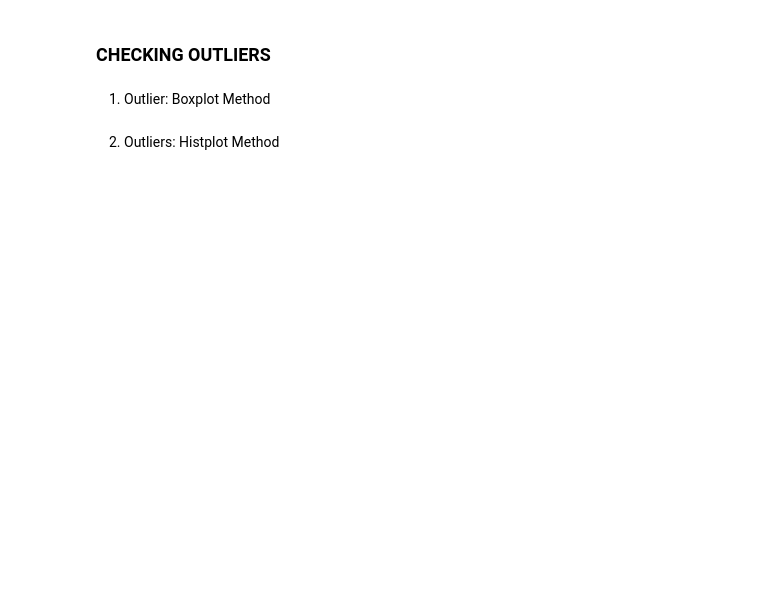
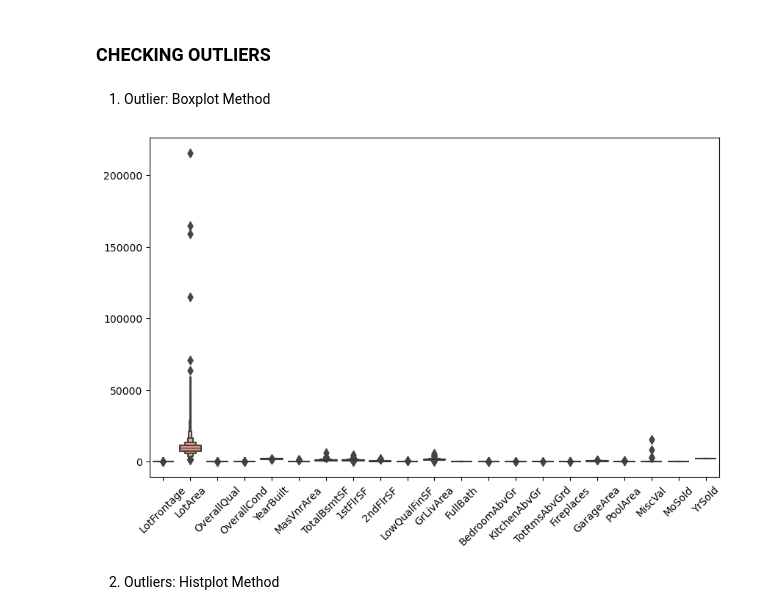
Before and after one commit to jparep/house-price-prediction, a Jupyter notebook: notebooks/house_price.ipynb, the cells around one changed output. Drawn from its saved outputs; the diff is of its cells as text; code cells hidden in the pictures; blank space fills up the shorter version.

```diff
--- a/notebooks/house_price.ipynb
+++ b/notebooks/house_price.ipynb
@@ -200,0 +201,10 @@ df_imputed[categorical_cols] = df_imputed[categorical_cols].astype('object')
+# %%
+# Construct feature names after one-hot encoding
+cat_feature_names = [f"{col}_{cat}" for col, cats in zip(cat_cols, cat_categories) for cat in cats]
+# %%
+# Combine numerical and categorical feature names
+feature_names = list(num_cols) + cat_feature_names
+# %%
+# Create a Dataframe with transformed features and feature names
+df_X_trans = pd.DataFrame(X_trans, columns=feature_names)
+df_X_trans
@@ -201,8 +225,2 @@ df_imputed[categorical_cols] = df_imputed[categorical_cols].astype('object')
 # %% [markdown]
 ### CHECKING OUTLIERS
-# %%
-# Separate into numerical and categorical variables
-num_cols = df.select_dtypes(include=['int64','float64']).columns
-cat_cols= df.select_dtypes(include=['object']).columns
-print(f'NUMERICAL VARIABLES: {num_cols}\n')
-print(f'CAT VARIABLES: {cat_cols}')
@@ -218,9 +229,11 @@ df_num
 # %%
 # Visualize numerical variables using box plots to check for outliers
 plt.figure(figsize=(10,6))
-sns.boxenplot(data=df[num_cols_filtered])
+sns.boxenplot(data=df_X_trans[num_cols])
 plt.xticks(rotation=45)
 plt.show()
+# %% [output]
+[figure, added]
 # %% [markdown]
 2. Outliers: Histplot Method
 # %%
```
Also changed, not shown: parts of 33 cells of this notebook, 2 other files.
